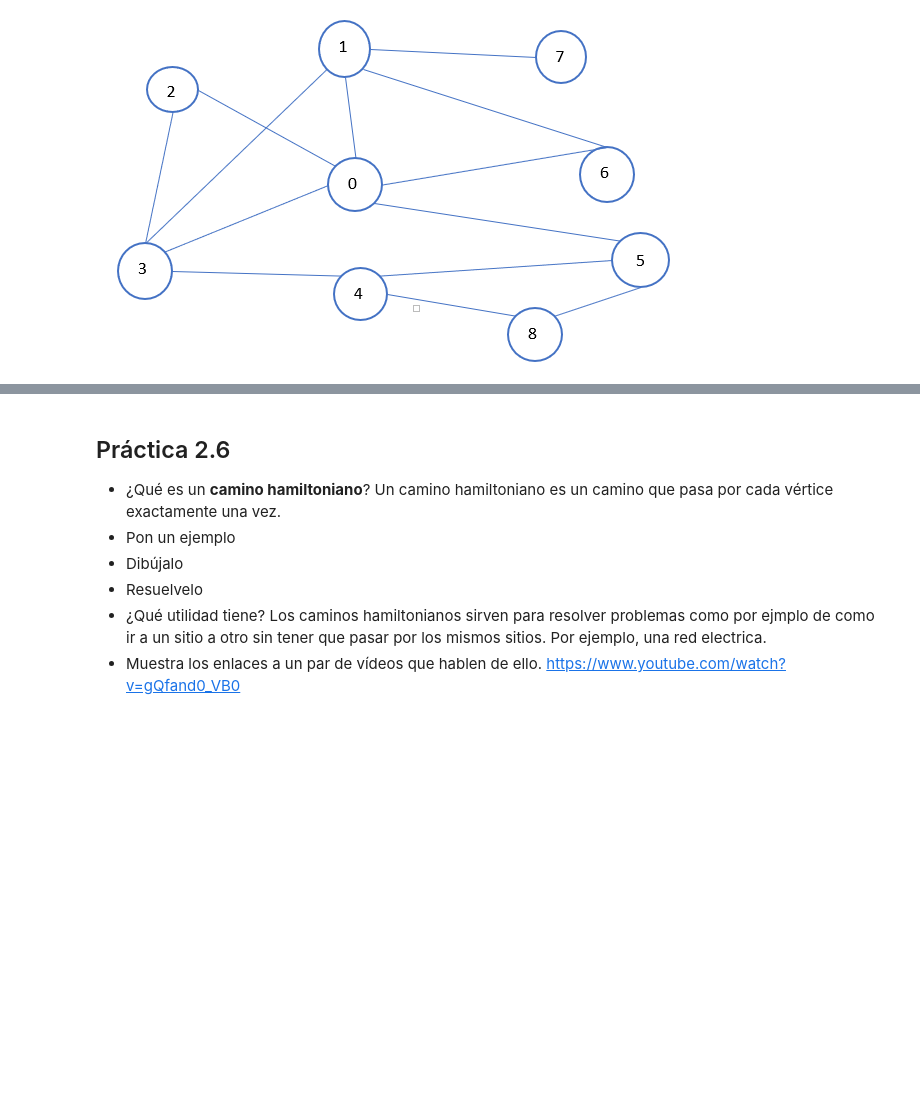
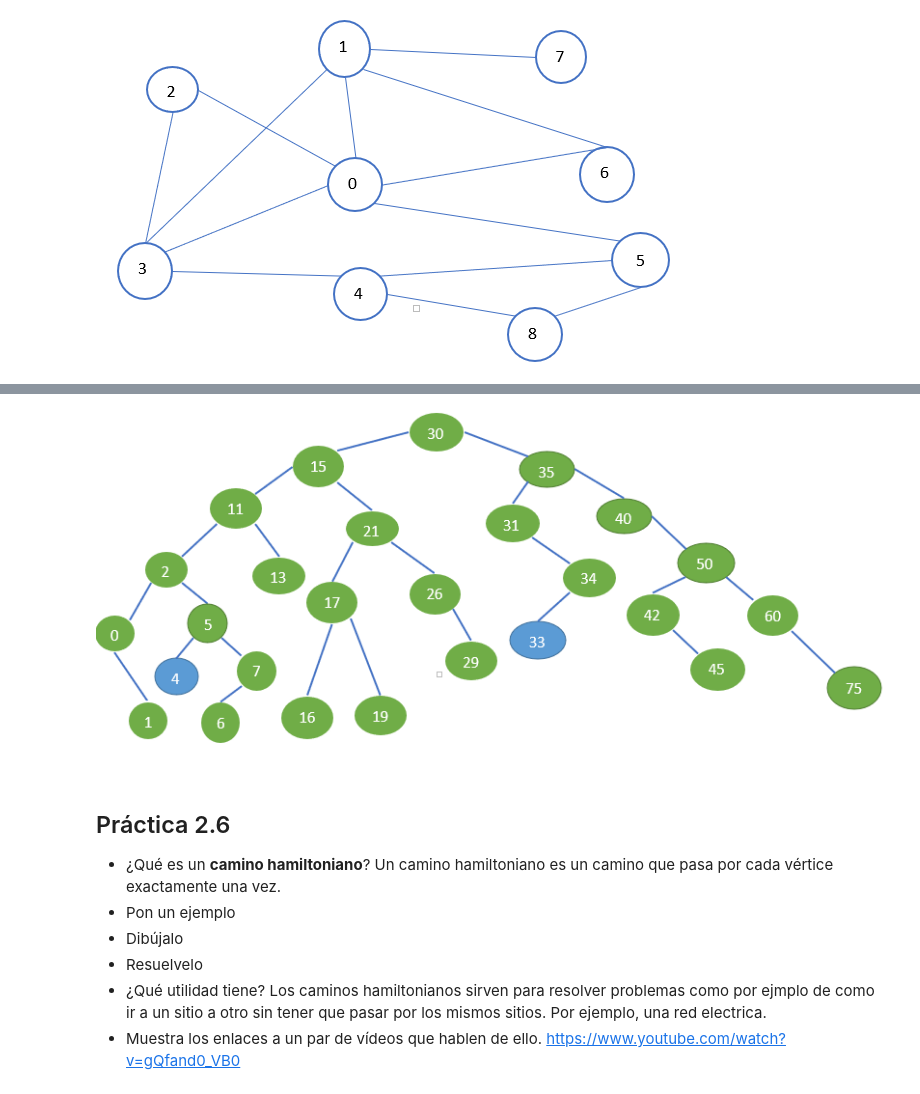
Before and after one commit to Alba004/Matematicas, a Jupyter notebook: grafos/practica_grafos.ipynb, the cells around one changed output, grey strips where cells are left out. Saved outputs shown, nothing was run; the diff lists cells and outputs as text; code cells hidden in the pictures; blank space fills up the shorter version.

```diff
--- a/grafos/practica_grafos.ipynb
+++ b/grafos/practica_grafos.ipynb
@@ -238,0 +250,5 @@ Image ("Grafo de ejemplo.png")
+# %%
+from IPython.display import Image
+Image ("recorrido arbol binario.png")
+# %% [output]
+[figure, added]
```
Also changed, not shown: parts of 3 cells of this notebook.
